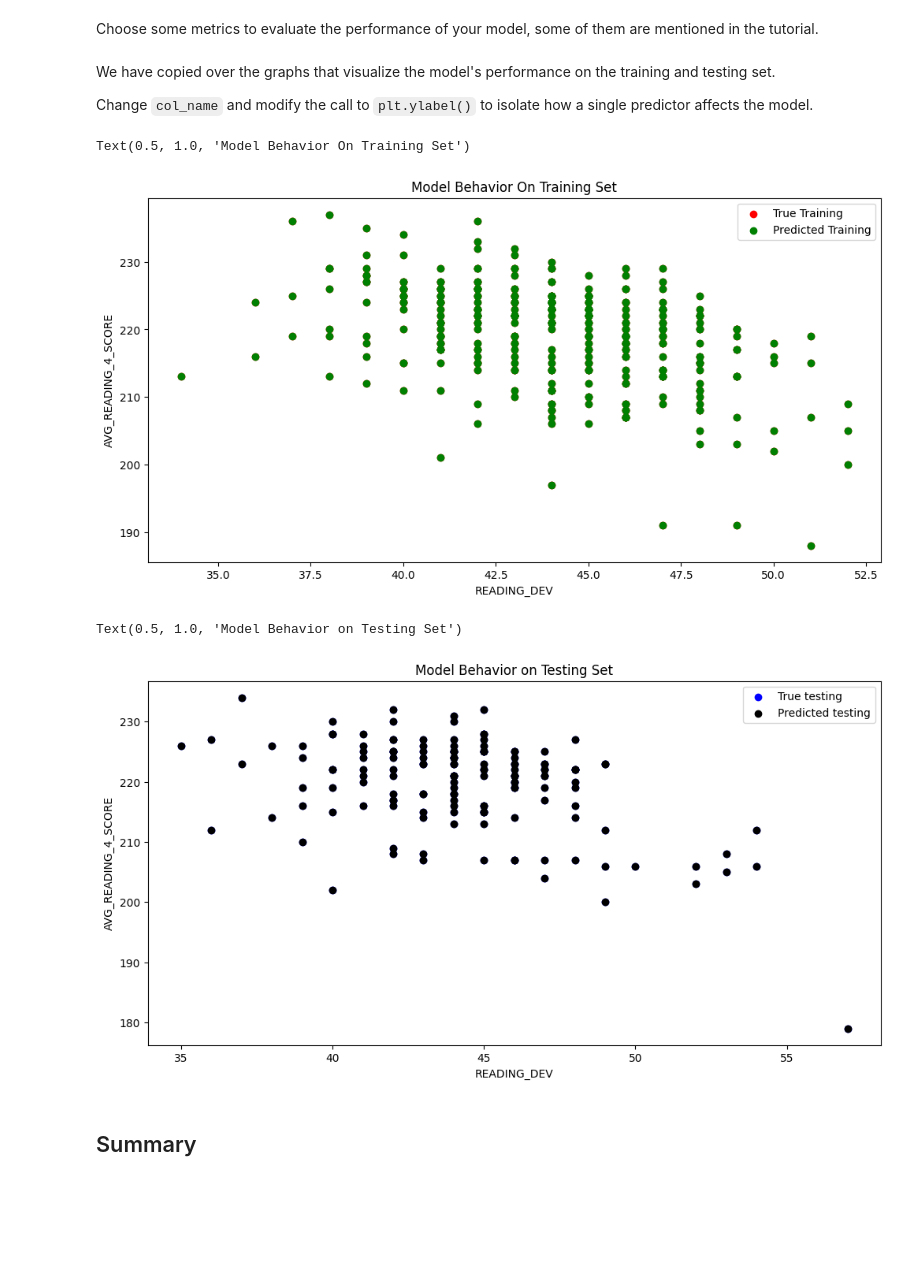
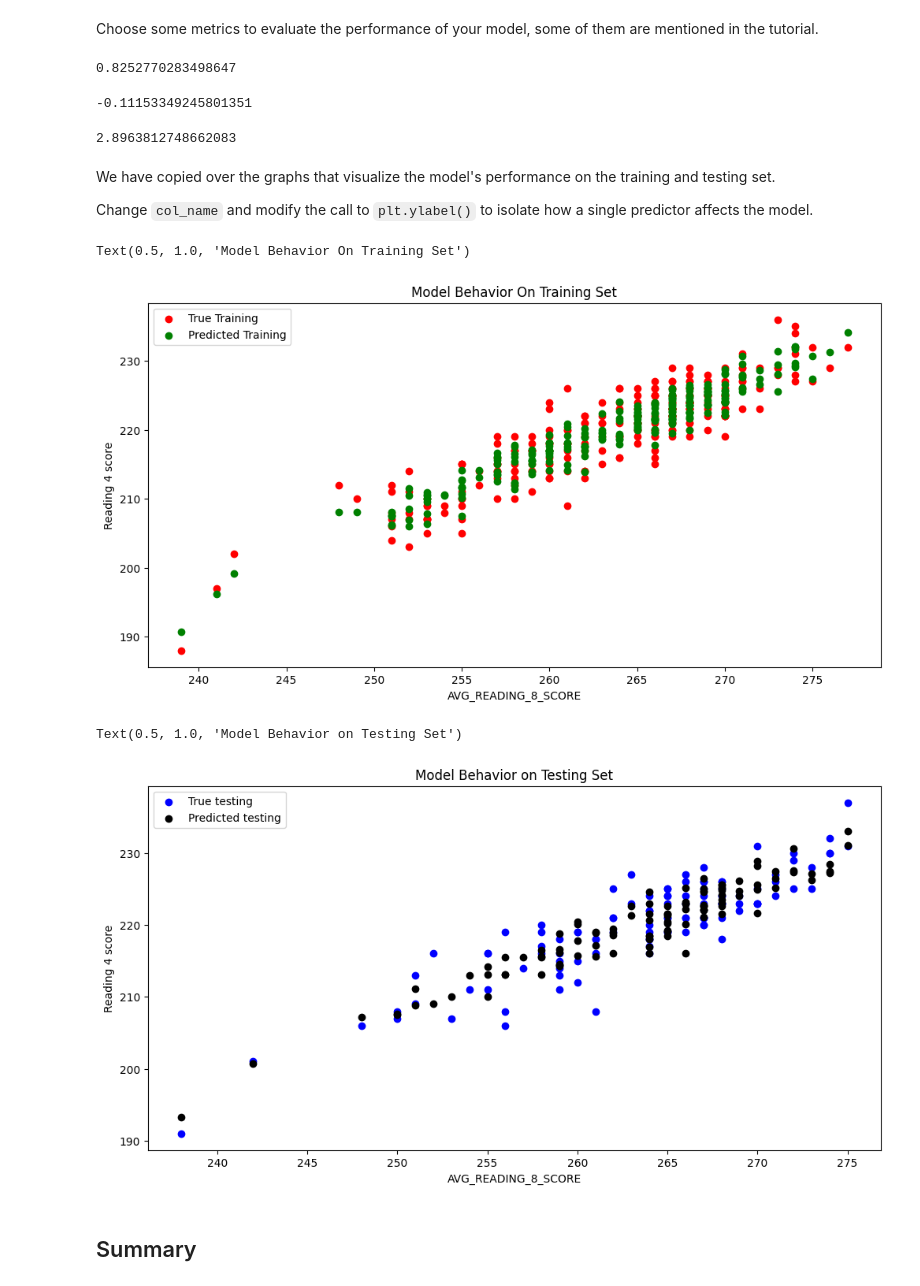
Before and after one commit to ethanduk/Ethan-Duke-Tutorial, a Jupyter notebook: tutorial1/checkpoint1.ipynb, the cells around one changed output. Saved outputs shown, nothing was run; the diff lists cells and outputs as text; code cells hidden in the pictures; blank space fills up the shorter version.

```diff
--- a/tutorial1/checkpoint1.ipynb
+++ b/tutorial1/checkpoint1.ipynb
@@ -202,6 +203,5 @@ _Use this space to create train/test data_
 # %%
 from sklearn.model_selection import train_test_split
 # %%
-X = df[["READING_DEV","AVG_READING_8_SCORE", "ENROLL_4"]].dropna()
-y = df.loc[X.index]["AVG_READING_4_SCORE"]
-y.fillna(y.median(), inplace=True)
+X = df[['ENROLL_4','INSTRUCTION_EXPENDITURE','AVG_READING_8_SCORE', 'AVG_MATH_4_SCORE']].dropna()
+y = df.loc[X.index]['AVG_READING_4_SCORE']
@@ -208,5 +210,5 @@ y.fillna(y.median(), inplace=True)
 # %%
-X_train, X_test, y_train, y_test = train_test_split(X, y, test_size=0.3, random_state=0)
+X_train, X_test, y_train, y_test = train_test_split(X, y, test_size=.3, random_state=0)
 # %% [markdown]
 <h2> Prediction </h2>
 # %% [markdown]
@@ -254,23 +236,38 @@ Choose some metrics to evaluate the performance of your model, some of them are
+# %%
+#R-squared = 0.825, indicates good fit
+model.score(X_test, y_test)
+# %% [output]
+0.8252770283498647
+# %%
+#mean error = -0.011, low value indicates good fit
+np.mean(model.predict(X_test)-y_test)
+# %% [output]
+-0.11153349245801351
+# %%
+#root mean squared error = 2.9, large value indicates outliers
+np.mean((model.predict(X_test)-y_test)**2)**0.5
+# %% [output]
+2.8963812748662083
 # %% [markdown]
 We have copied over the graphs that visualize the model's performance on the training and testing set.
 
 Change `col_name` and modify the call to `plt.ylabel()` to isolate how a single predictor affects the model.
 # %%
-col_name = "READING_DEV"
+col_name = 'AVG_READING_8_SCORE'
 
 f = plt.figure(figsize=(12,6))
 plt.scatter(X_train[col_name], y_train, color = "red")
 plt.scatter(X_train[col_name], model.predict(X_train), color = "green")
 
 plt.legend(['True Training','Predicted Training'])
 plt.xlabel(col_name)
-plt.ylabel('AVG_READING_4_SCORE')
+plt.ylabel('Reading 4 score')
 plt.title("Model Behavior On Training Set")
 # %% [output]
 Text(0.5, 1.0, 'Model Behavior On Training Set')
-[figure, old version]
+[figure, new version]
 # %%
-col_name = "READING_DEV"
+col_name = 'AVG_READING_8_SCORE'
 
 f = plt.figure(figsize=(12,6))
 plt.scatter(X_test[col_name], y_test, color = "blue")
@@ -278,10 +275,10 @@ plt.scatter(X_test[col_name], model.predict(X_test), color = "black")
 
 plt.legend(['True testing','Predicted testing'])
 plt.xlabel(col_name)
-plt.ylabel("AVG_READING_4_SCORE")
+plt.ylabel('Reading 4 score')
 plt.title("Model Behavior on Testing Set")
 # %% [output]
 Text(0.5, 1.0, 'Model Behavior on Testing Set')
-[figure, old version]
+[figure, new version]
 # %% [markdown]
 <h2> Summary </h2>
```
Also changed, not shown: parts of 12 cells of this notebook.
